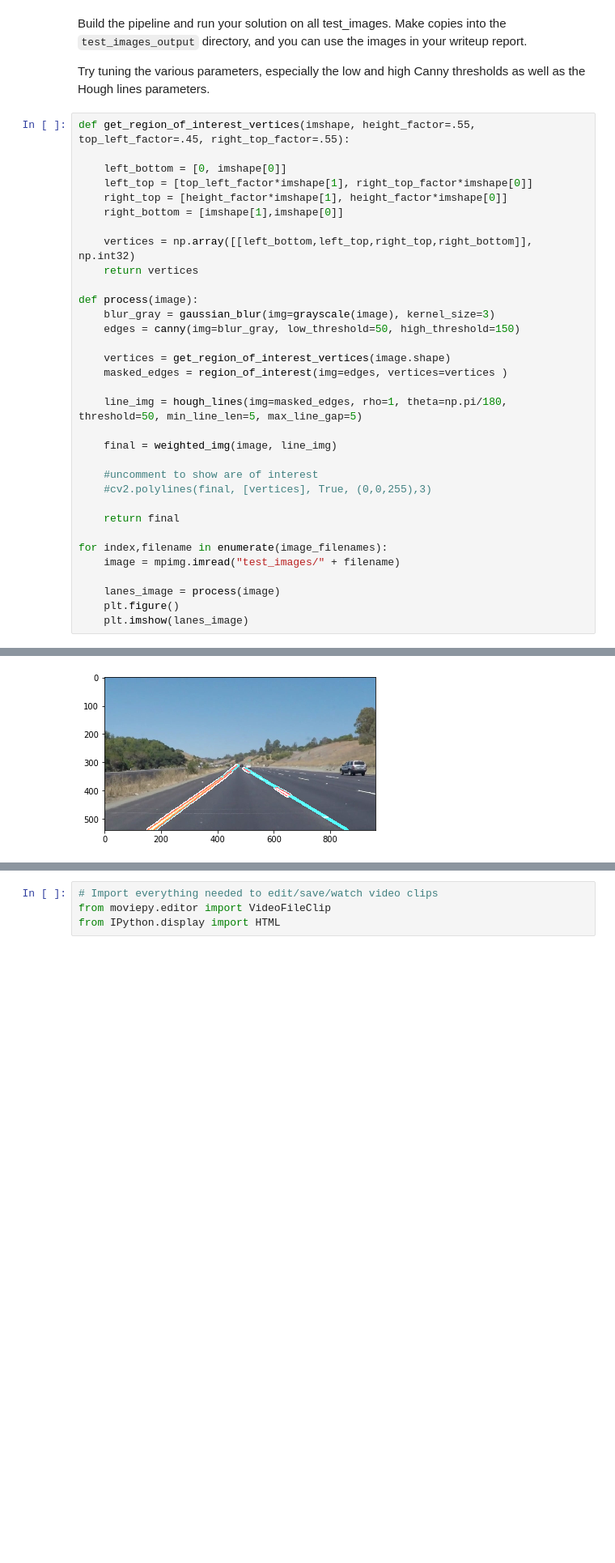
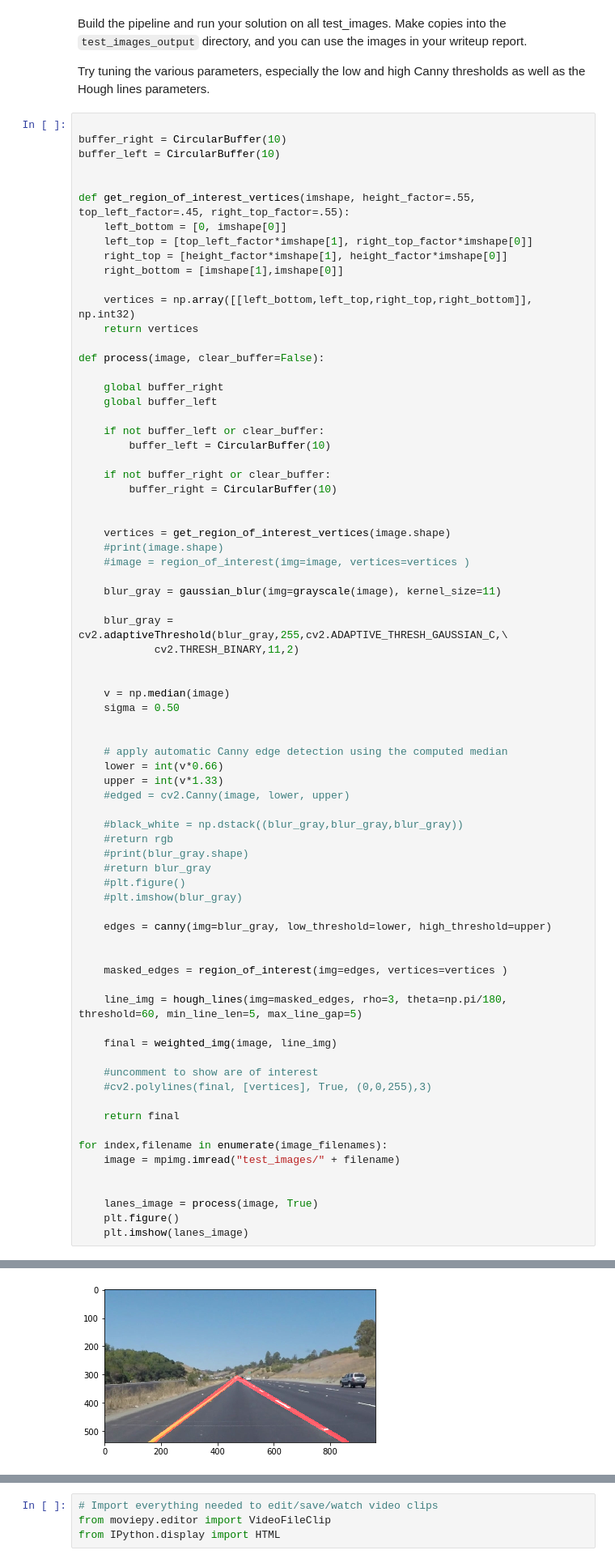
Before and after one commit to flsilves/CarND-LaneLines-P1, a Jupyter notebook: P1.ipynb, the cells around one changed output, grey strips where cells are left out. Shown at 81% size. Saved outputs shown, nothing was run; the diff lists cells and outputs as text; blank space fills up the shorter version.

```diff
--- a/P1.ipynb
+++ b/P1.ipynb
@@ -326,8 +404,12 @@ Build the pipeline and run your solution on all test_images. Make copies into th
 
 Try tuning the various parameters, especially the low and high Canny thresholds as well as the Hough lines parameters.
 # %%
+
+buffer_right = CircularBuffer(10)
+buffer_left = CircularBuffer(10)
+
+
 def get_region_of_interest_vertices(imshape, height_factor=.55, top_left_factor=.45, right_top_factor=.55):
-
     left_bottom = [0, imshape[0]]
     left_top = [top_left_factor*imshape[1], right_top_factor*imshape[0]]
     right_top = [height_factor*imshape[1], height_factor*imshape[0]]
@@ -336,14 +418,50 @@ def get_region_of_interest_vertices(imshape, height_factor=.55, top_left_factor=
     vertices = np.array([[left_bottom,left_top,right_top,right_bottom]], np.int32)
     return vertices
 
-def process(image):
-    blur_gray = gaussian_blur(img=grayscale(image), kernel_size=3)
-    edges = canny(img=blur_gray, low_threshold=50, high_threshold=150)
+def process(image, clear_buffer=False):
+
+    global buffer_right
+    global buffer_left
+
+    if not buffer_left or clear_buffer:
+        buffer_left = CircularBuffer(10)
+
+    if not buffer_right or clear_buffer:
+        buffer_right = CircularBuffer(10)
+
 
     vertices = get_region_of_interest_vertices(image.shape)
+    #print(image.shape)
+    #image = region_of_interest(img=image, vertices=vertices )
+
+    blur_gray = gaussian_blur(img=grayscale(image), kernel_size=11)
+
+    blur_gray = cv2.adaptiveThreshold(blur_gray,255,cv2.ADAPTIVE_THRESH_GAUSSIAN_C,\
+            cv2.THRESH_BINARY,11,2)
+
+
+    v = np.median(image)
+    sigma = 0.50
+
+
+    # apply automatic Canny edge detection using the computed median
+    lower = int(v*0.66)
+    upper = int(v*1.33)
+    #edged = cv2.Canny(image, lower, upper)
+
+    #black_white = np.dstack((blur_gray,blur_gray,blur_gray))
+    #return rgb
+    #print(blur_gray.shape)
+    #return blur_gray
+    #plt.figure()
+    #plt.imshow(blur_gray)
+
+    edges = canny(img=blur_gray, low_threshold=lower, high_threshold=upper)
+
+
     masked_edges = region_of_interest(img=edges, vertices=vertices )
 
-    line_img = hough_lines(img=masked_edges, rho=1, theta=np.pi/180, threshold=50, min_line_len=5, max_line_gap=5)
+    line_img = hough_lines(img=masked_edges, rho=3, theta=np.pi/180, threshold=60, min_line_len=5, max_line_gap=5)
 
     final = weighted_img(image, line_img)
 
@@ -355,7 +473,8 @@ def process(image):
 for index,filename in enumerate(image_filenames):
     image = mpimg.imread("test_images/" + filename)
 
-    lanes_image = process(image)
+
+    lanes_image = process(image, True)
     plt.figure()
     plt.imshow(lanes_image)
 # %% [output]
@@ -365 +502 @@ for index,filename in enumerate(image_filenames):
-[figure, old version]
+[figure, new version]
```
Also changed, not shown: parts of 5 cells of this notebook.
